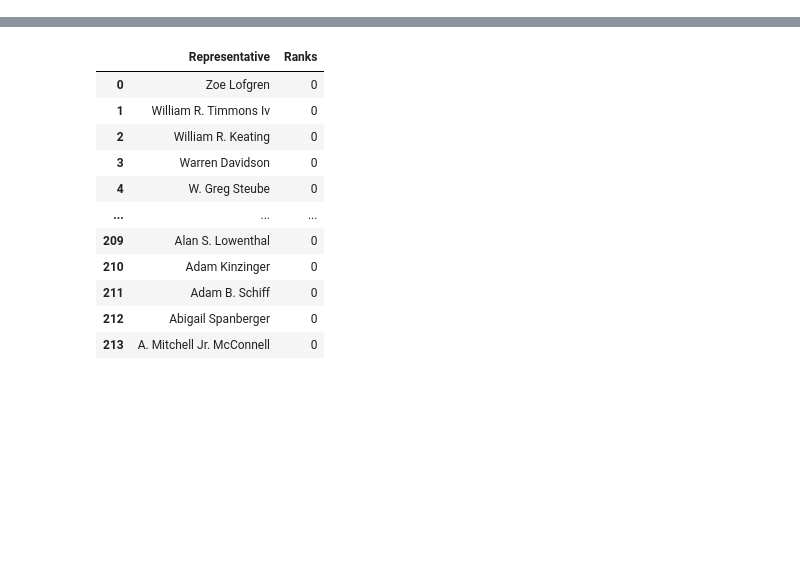
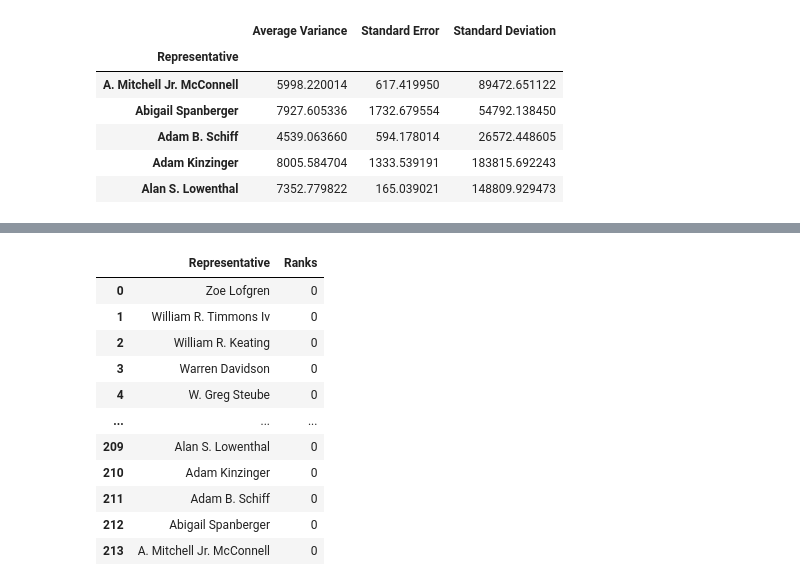
Before and after one commit to maajidhusain/capstone, a Jupyter notebook: Ranking Perms.ipynb, the cells around one changed output, grey strips where cells are left out. Drawn from its saved outputs; the diff is of its cells as text; code cells hidden in the pictures; blank space fills up the shorter version.

```diff
--- a/Ranking Perms.ipynb
+++ b/Ranking Perms.ipynb
@@ -20,0 +34,18 @@ congress.head()
+# %%
+avg_variances = thous.groupby('Representative')['Variance'].mean()
+std_errors = thous.groupby('Representative')['Variance'].apply(lambda x: np.std(x) / np.sqrt(len(x)))
+std_ev=thous.groupby('Representative')['Variance'].apply(lambda x: np.std(x))
+
+# Create a new DataFrame to store the results
+result_df = pd.DataFrame({'Average Variance': avg_variances, 'Standard Error': std_errors, 'Standard Deviation': std_ev})
+
+# Display the results
+result_df.head()
+# %% [output]
+|  | Average Variance | Standard Error | Standard Deviation |
+| Representative |  |  |  |
+| A. Mitchell Jr. McConnell | 5998.220014 | 617.419950 | 89472.651122 |
+| Abigail Spanberger | 7927.605336 | 1732.679554 | 54792.138450 |
+| Adam B. Schiff | 4539.063660 | 594.178014 | 26572.448605 |
+| Adam Kinzinger | 8005.584704 | 1333.539191 | 183815.692243 |
+| Alan S. Lowenthal | 7352.779822 | 165.039021 | 148809.929473 |
```
Also changed, not shown: parts of 9 cells of this notebook, 3 other files.
